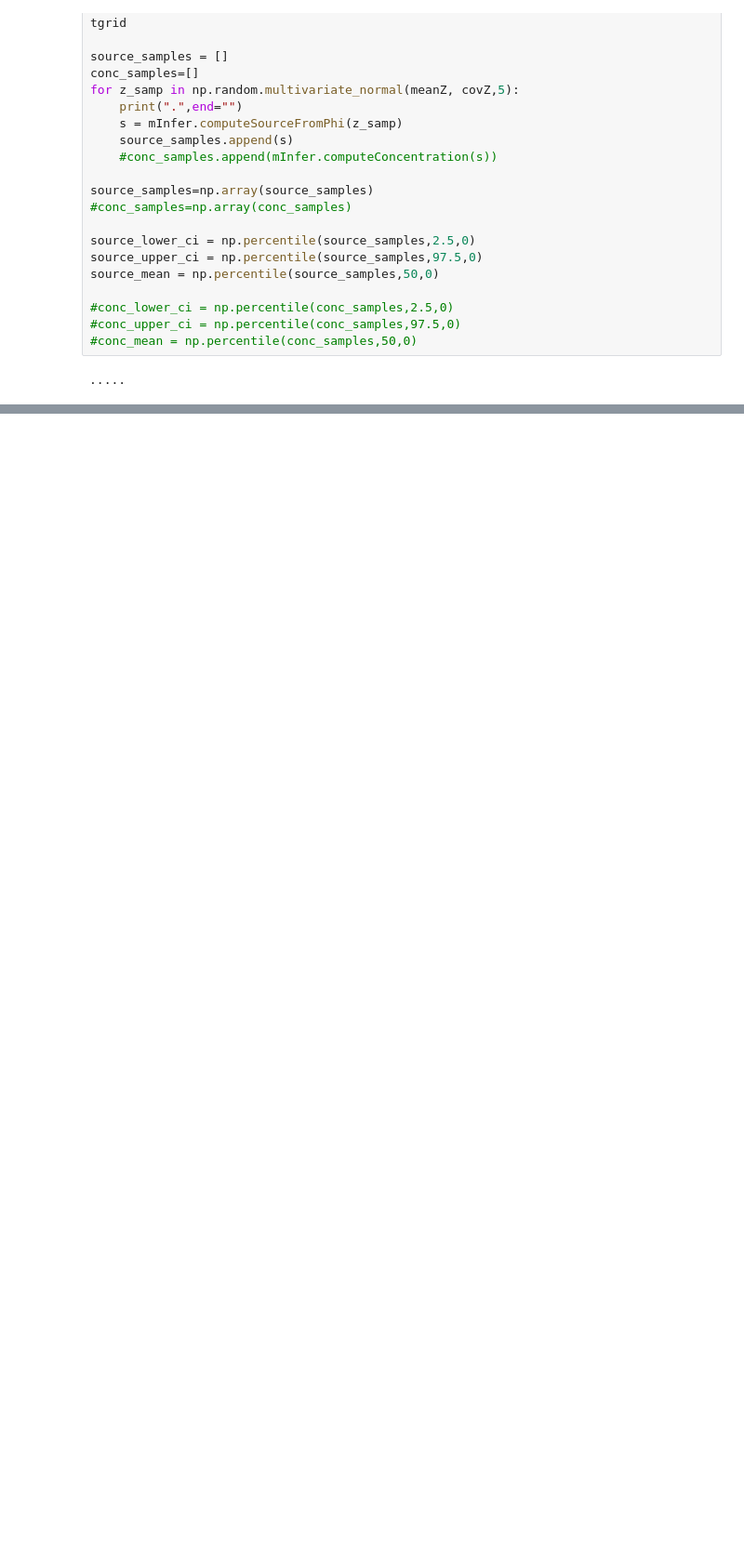
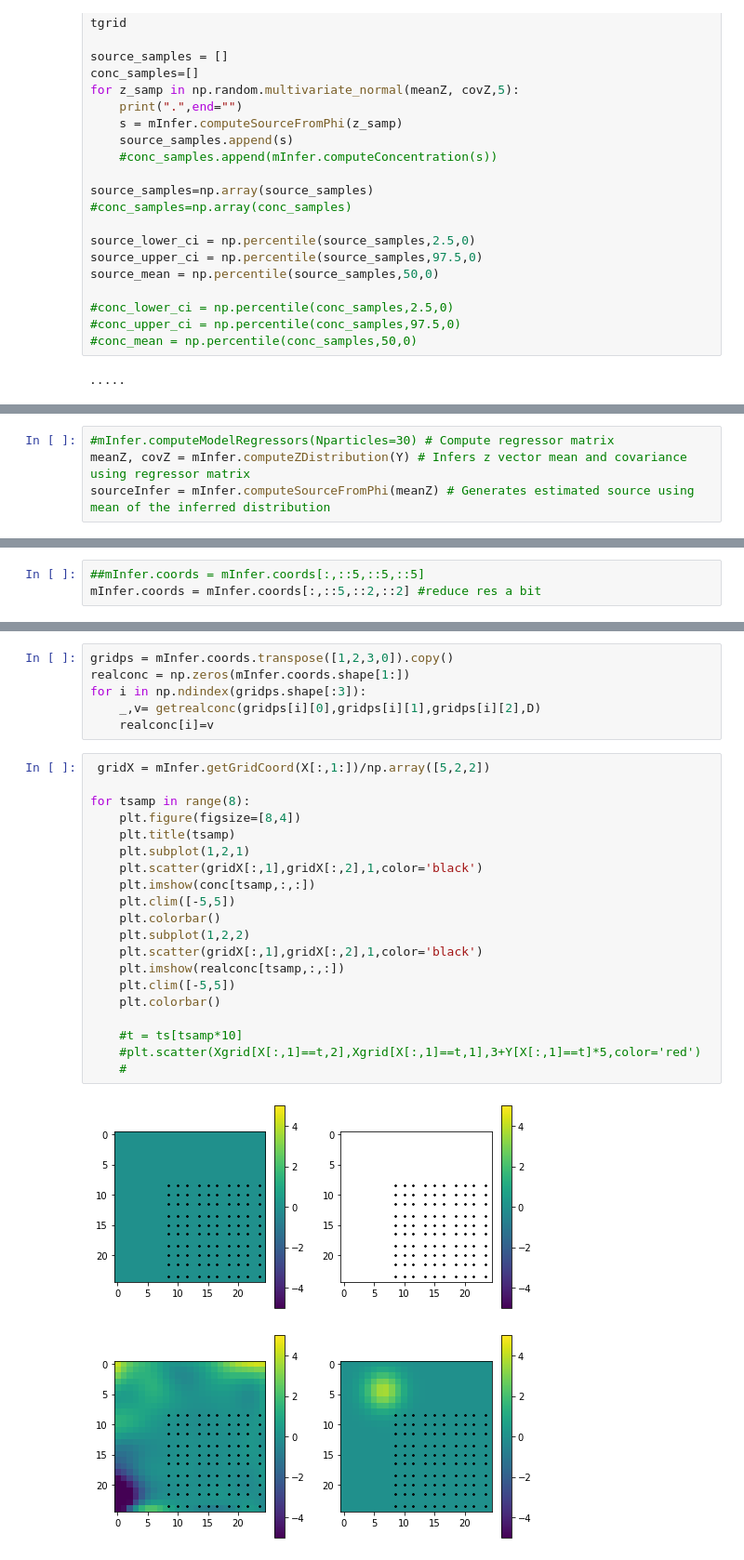
Before and after one commit to SheffieldML/advectionGPdatasets, a Jupyter notebook: juypter/ToyWindProblem.ipynb, the cells around one changed output, grey strips where cells are left out. Shown at 93% size. Cells and saved outputs as stored; diff of their text form; blank space fills up the shorter version.

```diff
--- a/juypter/ToyWindProblem.ipynb
+++ b/juypter/ToyWindProblem.ipynb
@@ -191,0 +173,4 @@ array([ 4,  8, 12])
+# %%
+#mInfer.computeModelRegressors(Nparticles=30) # Compute regressor matrix
+meanZ, covZ = mInfer.computeZDistribution(Y) # Infers z vector mean and covariance using regressor matrix
+sourceInfer = mInfer.computeSourceFromPhi(meanZ) # Generates estimated source using mean of the inferred distribution
@@ -191,0 +181,3 @@ array([ 4,  8, 12])
+# %%
+##mInfer.coords = mInfer.coords[:,::5,::5,::5]
+mInfer.coords = mInfer.coords[:,::5,::2,::2] #reduce res a bit
@@ -191,0 +229,29 @@ array([ 4,  8, 12])
+# %%
+gridps = mInfer.coords.transpose([1,2,3,0]).copy()
+realconc = np.zeros(mInfer.coords.shape[1:])
+for i in np.ndindex(gridps.shape[:3]):
+    _,v= getrealconc(gridps[i][0],gridps[i][1],gridps[i][2],D)
+    realconc[i]=v
+# %%
+ gridX = mInfer.getGridCoord(X[:,1:])/np.array([5,2,2])
+
+for tsamp in range(8):
+    plt.figure(figsize=[8,4])
+    plt.title(tsamp)
+    plt.subplot(1,2,1)
+    plt.scatter(gridX[:,1],gridX[:,2],1,color='black')
+    plt.imshow(conc[tsamp,:,:])
+    plt.clim([-5,5])
+    plt.colorbar()
+    plt.subplot(1,2,2)
+    plt.scatter(gridX[:,1],gridX[:,2],1,color='black')
+    plt.imshow(realconc[tsamp,:,:])
+    plt.clim([-5,5])
+    plt.colorbar()
+
+    #t = ts[tsamp*10]
+    #plt.scatter(Xgrid[X[:,1]==t,2],Xgrid[X[:,1]==t,1],3+Y[X[:,1]==t]*5,color='red')
+    #
+# %% [output]
+[figure, added]
+[figure, added]
```
Also changed, not shown: parts of 32 cells of this notebook.
